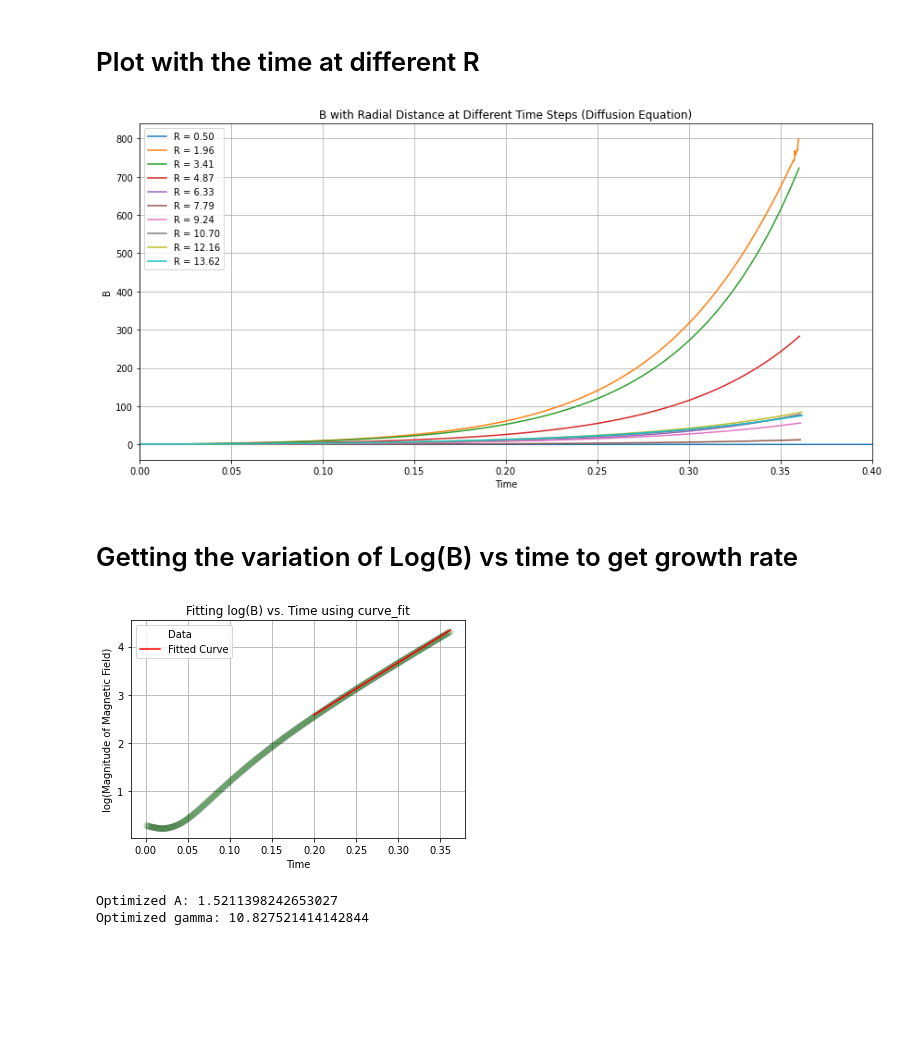
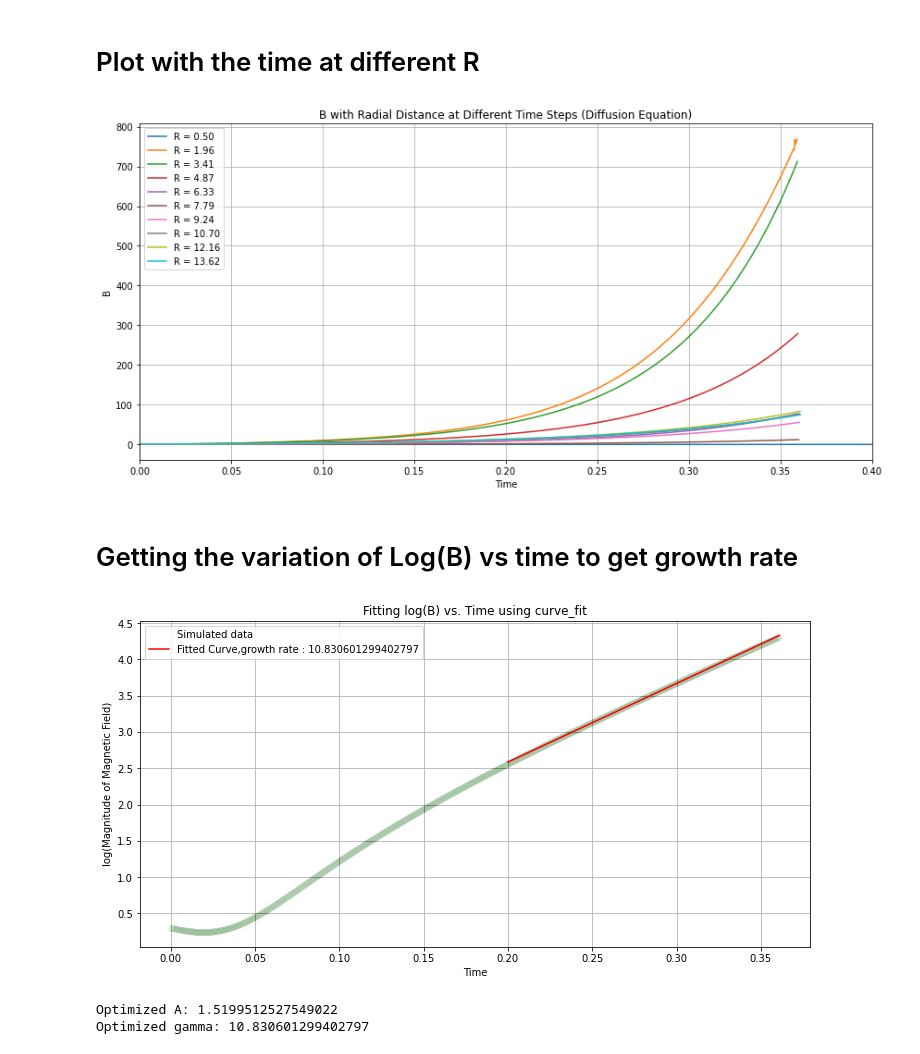
Before and after one commit to Ritabik/Galactic_Dynamo, a Jupyter notebook: Final_Project.ipynb, the cells around one changed output. Saved outputs shown, nothing was run; the diff lists cells and outputs as text; code cells hidden in the pictures; blank space fills up the shorter version.

```diff
--- a/Final_Project.ipynb
+++ b/Final_Project.ipynb
@@ -33,7 +33,7 @@ def compute_laplacian_Br(R,Br,Bphi):
     omega = omega0/(1+(R/r_omega)**2)**0.5
     alpha_0 = (omega*(0.1)**2)/h
     B_eq = 10**10
-    alpha = alpha_0*(1+(Br/B_eq)**2)
+    alpha = alpha_0/(1+(Br/B_eq)**2)
     return eta_t*(np.gradient((1/R)*np.gradient(R*Br, dr), dr) + ((np.pi)**2)*Br/(4*h**2)) -(2*alpha*Bphi/np.pi)
 
 def compute_laplacian_Bphi(R,Br,Bphi):
@@ -363,7 +364,7 @@ def compute_laplacian_Br(R,Br,Bphi):
     omega = omega0/(1+(R/r_omega)**2)**0.5
     alpha_0 = (omega*(0.1)**2)/h
     B_eq = 10**10
-    alpha = alpha_0*(1+(Br/B_eq)**2)
+    alpha = alpha_0/(1+(Br/B_eq)**2)
     return eta_t*(np.gradient((1/R)*np.gradient(R*Br, dr), dr) + ((np.pi)**2)*Br/(4*h**2)) -(2*alpha*Bphi/np.pi)
 
 def compute_laplacian_Bphi(R,Br,Bphi):
@@ -435,7 +436,7 @@ plt.grid()
 plt.tight_layout()
 plt.show()
 # %% [output]
-[figure, old version]
+[figure, new version]
 # %% [markdown]
 # Getting the variation of Log(B) vs time to get growth rate
 # %%
@@ -459,35 +460,36 @@ log_magnitude_valid = log_magnitude[valid_indices]
 # Define the range of data points for fitting (adjust these values based on your observed plot)
 fit_start = 2000
 fit_end = 6000
 
 # Extract the subset of data points for fitting
 time_fit = time_valid[fit_start:fit_end]
 log_magnitude_fit = log_magnitude_valid[fit_start:fit_end]
 
 # Fit the data using curve_fit
 popt, pcov = curve_fit(model_function, time_fit, log_magnitude_fit)
 
 # Extract the optimized parameters
 log_A_opt, gamma_opt = popt
 
 # Calculate A from log_A
 A_opt = np.exp(log_A_opt)
 
+plt.figure(figsize=(12, 6))
 # Plot the data and the fitted curve
-plt.plot(time_valid, log_magnitude_valid, 'go', label='Data',alpha=0.009)
-plt.plot(time_fit, model_function(time_fit, *popt), 'r-', label='Fitted Curve',alpha=1)
+plt.plot(time_valid, log_magnitude_valid, 'go', label='Simulated data',alpha=0.009)
+plt.plot(time_fit, model_function(time_fit, *popt), 'r-', label=f'Fitted Curve,growth rate : {gamma_opt}',alpha=1)
 
 plt.xlabel('Time')
 plt.ylabel('log(Magnitude of Magnetic Field)')
 plt.title('Fitting log(B) vs. Time using curve_fit')
 plt.legend()
 plt.grid(True)
 plt.show()
 
 # Print the optimized parameters
 print("Optimized A:", A_opt)
 print("Optimized gamma:", gamma_opt)
 # %% [output]
-[figure, old version]
+[figure, new version]
-Optimized A: 1.5211398242653027
-Optimized gamma: 10.827521414142844
+Optimized A: 1.5199512527549022
+Optimized gamma: 10.830601299402797
```
Also changed, not shown: parts of 3 cells of this notebook, 1 other file.
